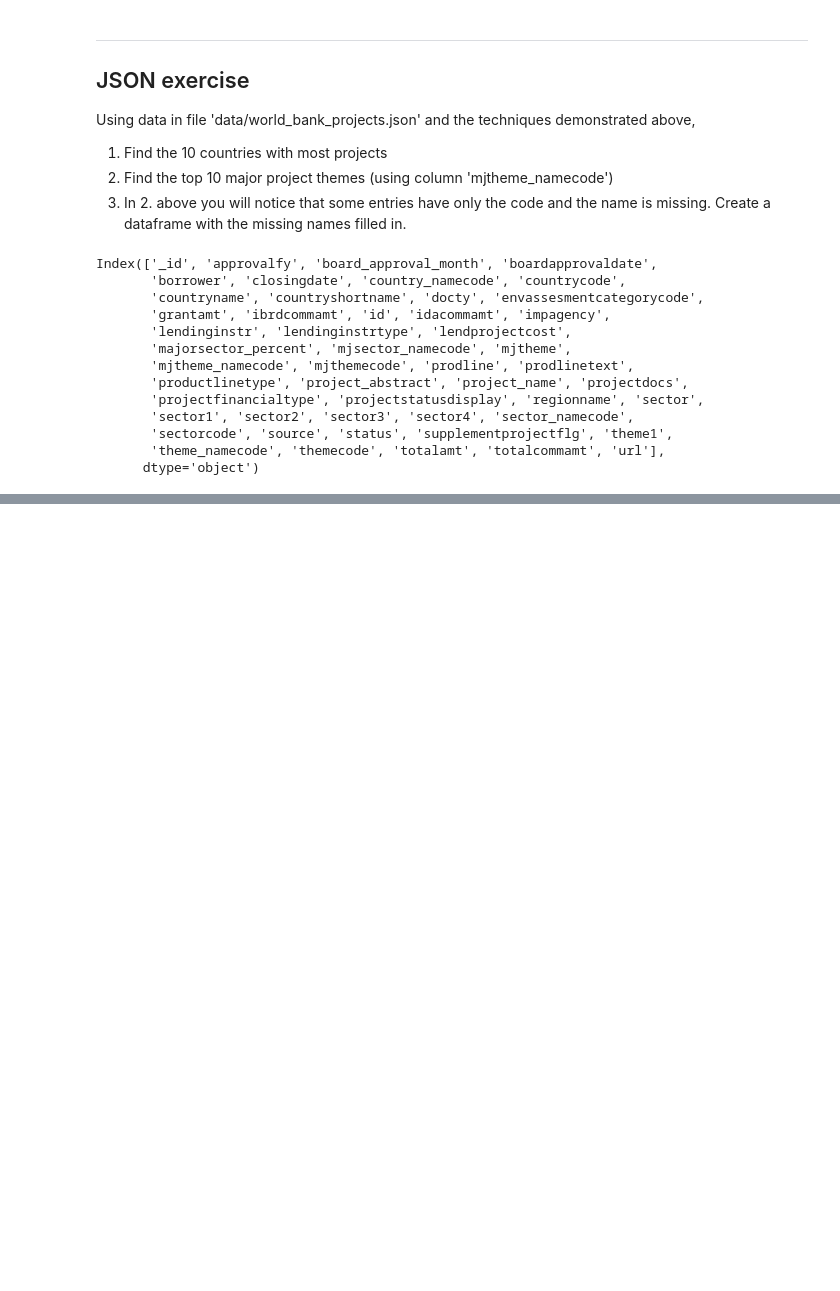
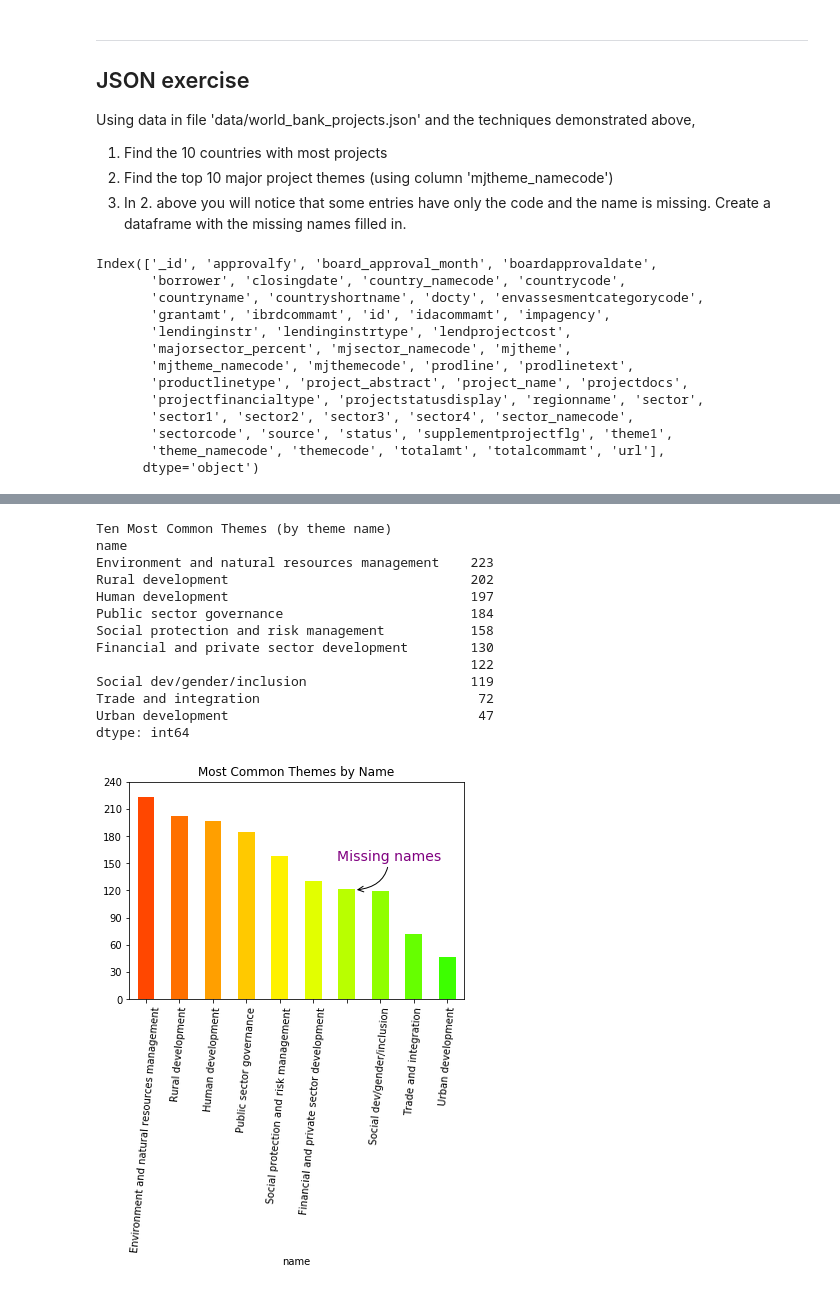
Before and after one commit to SlothDream/SB_MiniProjects, a Jupyter notebook: sliderule_dsi_json_exercise.ipynb, the cells around one changed output, grey strips where cells are left out. Cells and saved outputs as stored; diff of their text form; code cells hidden in the pictures; blank space fills up the shorter version.

```diff
--- a/sliderule_dsi_json_exercise.ipynb
+++ b/sliderule_dsi_json_exercise.ipynb
@@ -211,0 +110,27 @@ dtype: int64
+# %%
+# Check to see if the number of names matches the number of codes and print the 10 most frequent by name.
+themes_group = themes.groupby('name').size().sort_values(ascending=False)
+print('Ten Most Common Themes (by theme name)')
+print(themes_group.head(10))
+
+# Set the color and plot information.
+color = cm.hsv(np.linspace(.05,.3, 10))
+ax = themes_group.iloc[:10].plot(kind='bar', yticks=range(0,250,30), color=color, rot=85, title='Most Common Themes by Name')
+# Set an arrow to point out the high number of missing names.
+ax.annotate('Missing names', xy=(6, 120), xycoords='data', xytext=(-10, 30), textcoords='offset points',
+            arrowprops=dict(arrowstyle='->', shrinkB=10, connectionstyle='angle3'), size=14, color='purple');
+# %% [output]
+Ten Most Common Themes (by theme name)
+name
+Environment and natural resources management    223
+Rural development                               202
+Human development                               197
+Public sector governance                        184
+Social protection and risk management           158
+Financial and private sector development        130
+                                                122
+Social dev/gender/inclusion                     119
+Trade and integration                            72
+Urban development                                47
+dtype: int64
+[figure, added]
```
Also changed, not shown: parts of 20 cells of this notebook.
